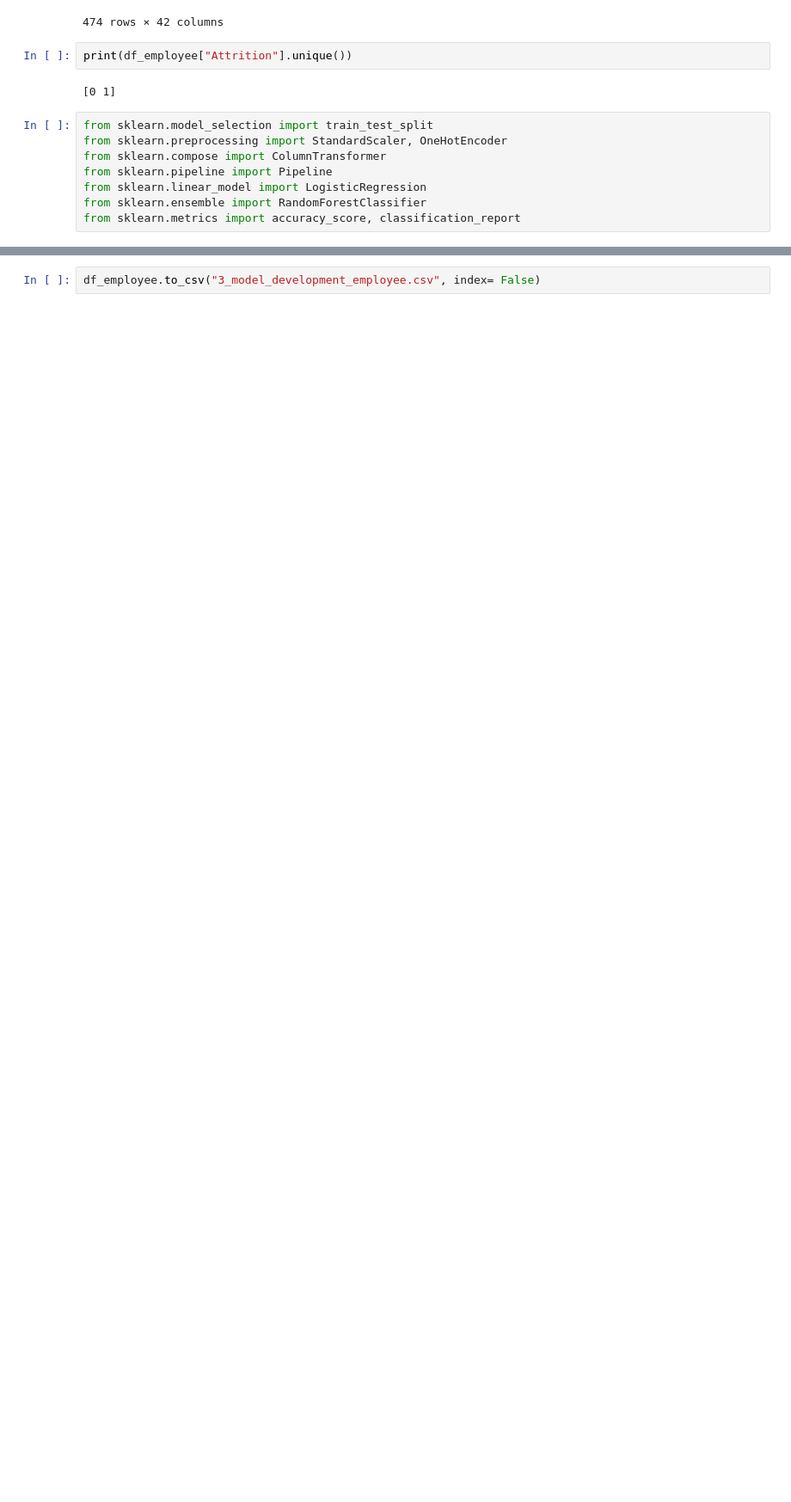
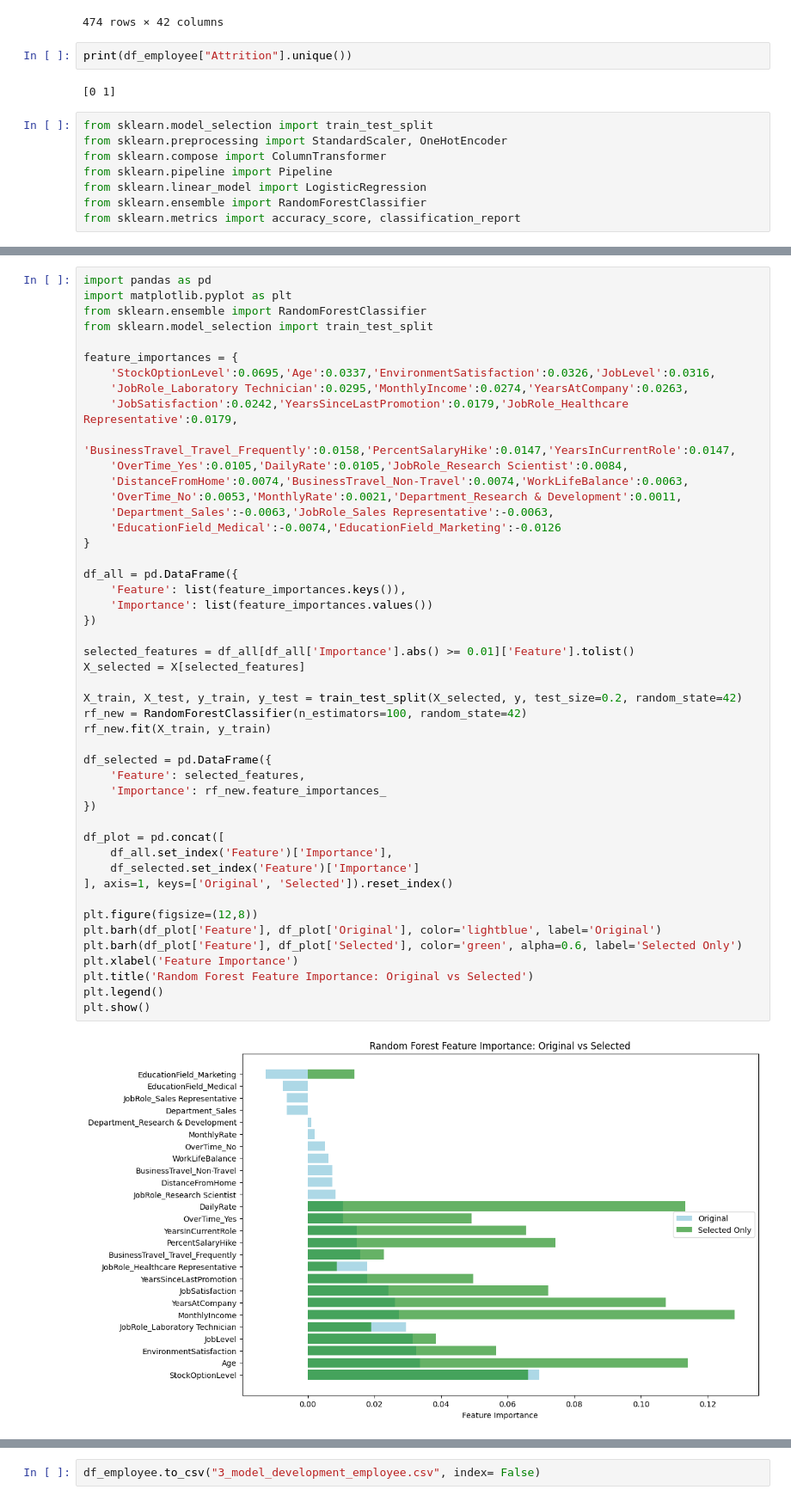
Before and after one commit to BManussanan/ML-Project-Final, a Jupyter notebook: 3_model_development.ipynb, the cells around one changed output, grey strips where cells are left out. Shown: that part at 86% size. Drawn from its saved outputs; the diff is of its cells as text; blank space fills up the shorter version.

```diff
--- a/3_model_development.ipynb
+++ b/3_model_development.ipynb
@@ -289,0 +166,49 @@ print(cols_to_drop)
+# %%
+import pandas as pd
+import matplotlib.pyplot as plt
+from sklearn.ensemble import RandomForestClassifier
+from sklearn.model_selection import train_test_split
+
+feature_importances = {
+    'StockOptionLevel':0.0695,'Age':0.0337,'EnvironmentSatisfaction':0.0326,'JobLevel':0.0316,
+    'JobRole_Laboratory Technician':0.0295,'MonthlyIncome':0.0274,'YearsAtCompany':0.0263,
+    'JobSatisfaction':0.0242,'YearsSinceLastPromotion':0.0179,'JobRole_Healthcare Representative':0.0179,
+    'BusinessTravel_Travel_Frequently':0.0158,'PercentSalaryHike':0.0147,'YearsInCurrentRole':0.0147,
+    'OverTime_Yes':0.0105,'DailyRate':0.0105,'JobRole_Research Scientist':0.0084,
+    'DistanceFromHome':0.0074,'BusinessTravel_Non-Travel':0.0074,'WorkLifeBalance':0.0063,
+    'OverTime_No':0.0053,'MonthlyRate':0.0021,'Department_Research & Development':0.0011,
+    'Department_Sales':-0.0063,'JobRole_Sales Representative':-0.0063,
+    'EducationField_Medical':-0.0074,'EducationField_Marketing':-0.0126
+}
+
+df_all = pd.DataFrame({
+    'Feature': list(feature_importances.keys()),
+    'Importance': list(feature_importances.values())
+})
+
+selected_features = df_all[df_all['Importance'].abs() >= 0.01]['Feature'].tolist()
+X_selected = X[selected_features]
+
+X_train, X_test, y_train, y_test = train_test_split(X_selected, y, test_size=0.2, random_state=42)
+rf_new = RandomForestClassifier(n_estimators=100, random_state=42)
+rf_new.fit(X_train, y_train)
+
+df_selected = pd.DataFrame({
+    'Feature': selected_features,
+    'Importance': rf_new.feature_importances_
+})
+
+df_plot = pd.concat([
+    df_all.set_index('Feature')['Importance'],
+    df_selected.set_index('Feature')['Importance']
+], axis=1, keys=['Original', 'Selected']).reset_index()
+
+plt.figure(figsize=(12,8))
+plt.barh(df_plot['Feature'], df_plot['Original'], color='lightblue', label='Original')
+plt.barh(df_plot['Feature'], df_plot['Selected'], color='green', alpha=0.6, label='Selected Only')
+plt.xlabel('Feature Importance')
+plt.title('Random Forest Feature Importance: Original vs Selected')
+plt.legend()
+plt.show()
+# %% [output]
+[figure, added]
```
Also changed, not shown: parts of 9 cells of this notebook, 8 other files.
